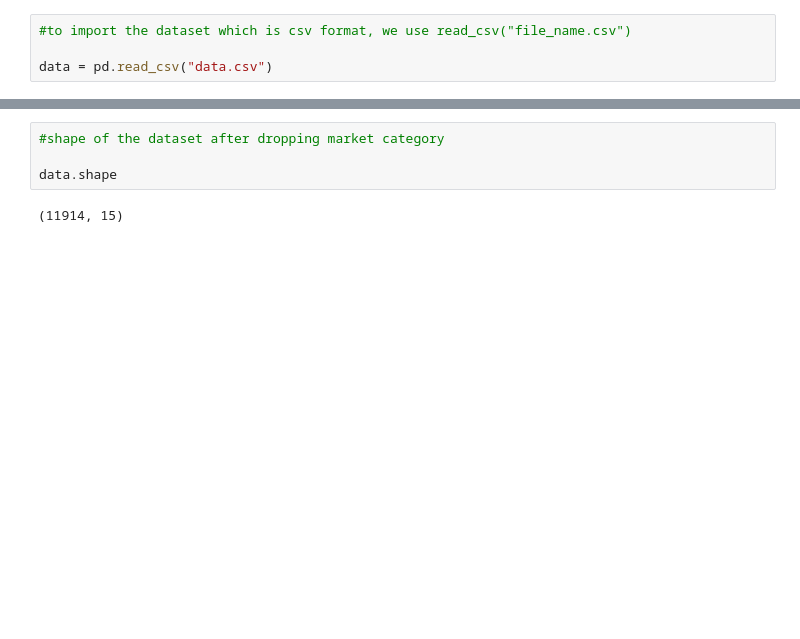
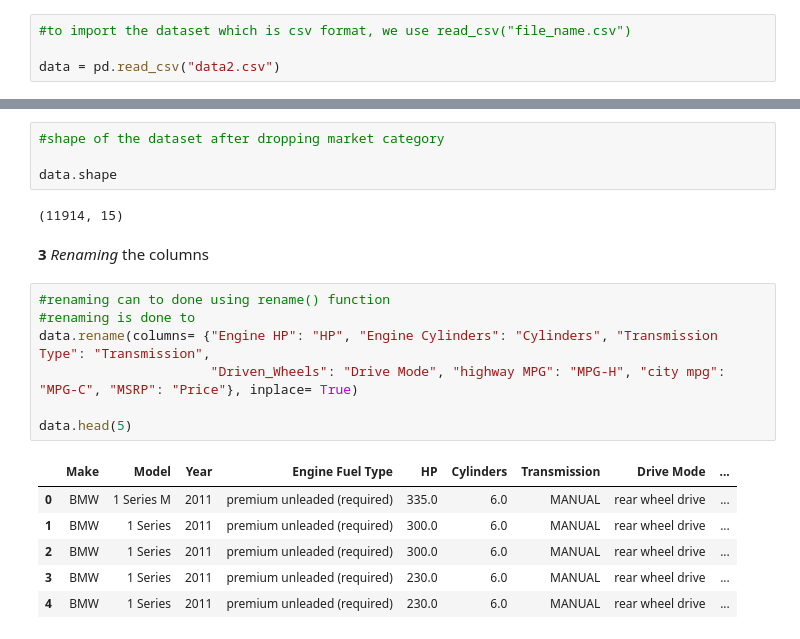
Before and after one commit to pranav-2410/Exploratory-data-analysis-of-car-features, a Jupyter notebook: Project_ML.ipynb, the cells around one changed output, grey strips where cells are left out. Cells and saved outputs as stored; diff of their text form; blank space fills up the shorter version.

```diff
--- a/Project_ML.ipynb
+++ b/Project_ML.ipynb
@@ -12,7 +12,7 @@ import matplotlib.pyplot as plt
 # %%
 #to import the dataset which is csv format, we use read_csv("file_name.csv")
 
-data = pd.read_csv("data.csv")
+data = pd.read_csv("data2.csv")
 # %%
 #to get brief details about the top 5 rows we use head() function
 
@@ -148,3 +148,19 @@ data.head(5)
 data.shape
 # %% [output]
 (11914, 15)
+# %% [markdown]
+**3**  *Renaming* the columns
+# %%
+#renaming can to done using rename() function
+#renaming is done to
+data.rename(columns= {"Engine HP": "HP", "Engine Cylinders": "Cylinders", "Transmission Type": "Transmission",
+                      "Driven_Wheels": "Drive Mode", "highway MPG": "MPG-H", "city mpg": "MPG-C", "MSRP": "Price"}, inplace= True)
+
+data.head(5)
+# %% [output]
+|  | Make | Model | Year | Engine Fuel Type | HP | Cylinders | Transmission | Drive Mode | ... |
+| 0 | BMW | 1 Series M | 2011 | premium unleaded (required) | 335.0 | 6.0 | MANUAL | rear wheel drive | ... |
+| 1 | BMW | 1 Series | 2011 | premium unleaded (required) | 300.0 | 6.0 | MANUAL | rear wheel drive | ... |
+| 2 | BMW | 1 Series | 2011 | premium unleaded (required) | 300.0 | 6.0 | MANUAL | rear wheel drive | ... |
+| 3 | BMW | 1 Series | 2011 | premium unleaded (required) | 230.0 | 6.0 | MANUAL | rear wheel drive | ... |
+| 4 | BMW | 1 Series | 2011 | premium unleaded (required) | 230.0 | 6.0 | MANUAL | rear wheel drive | ... |
```
